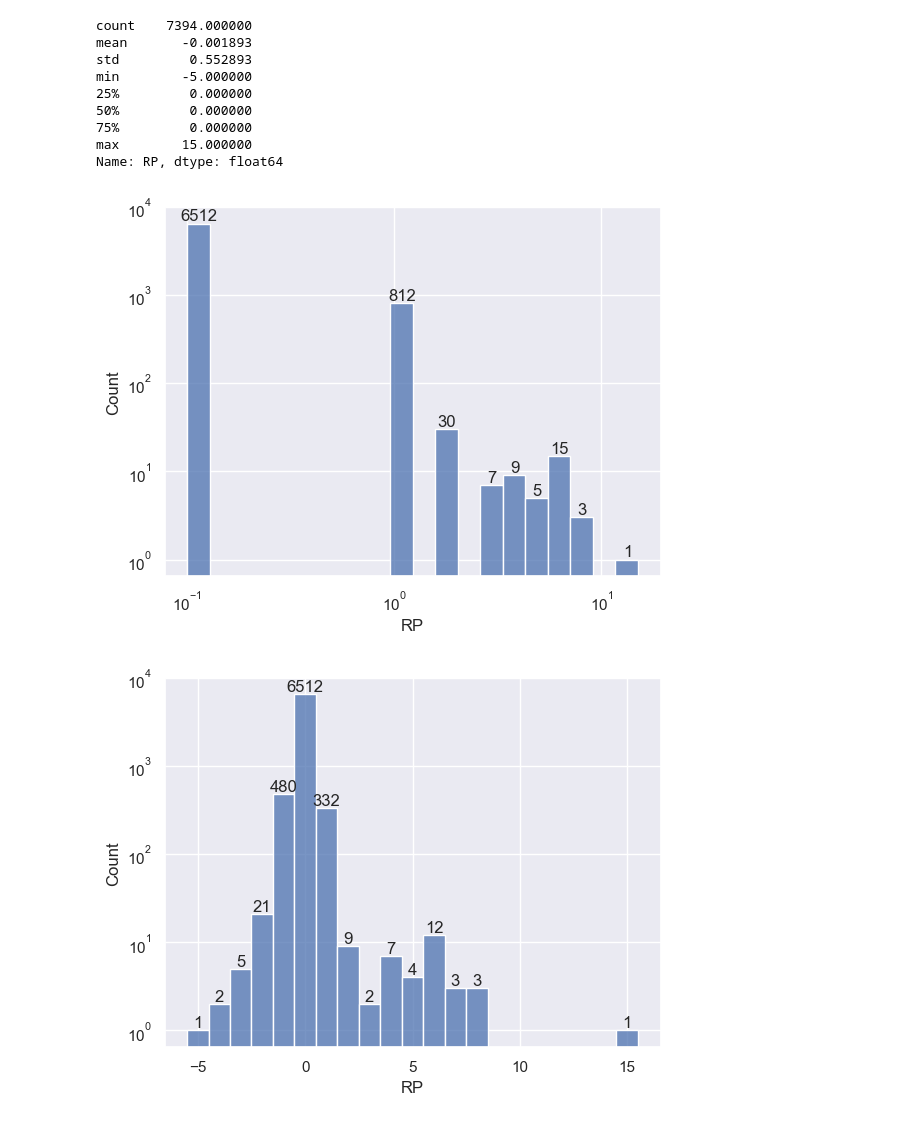
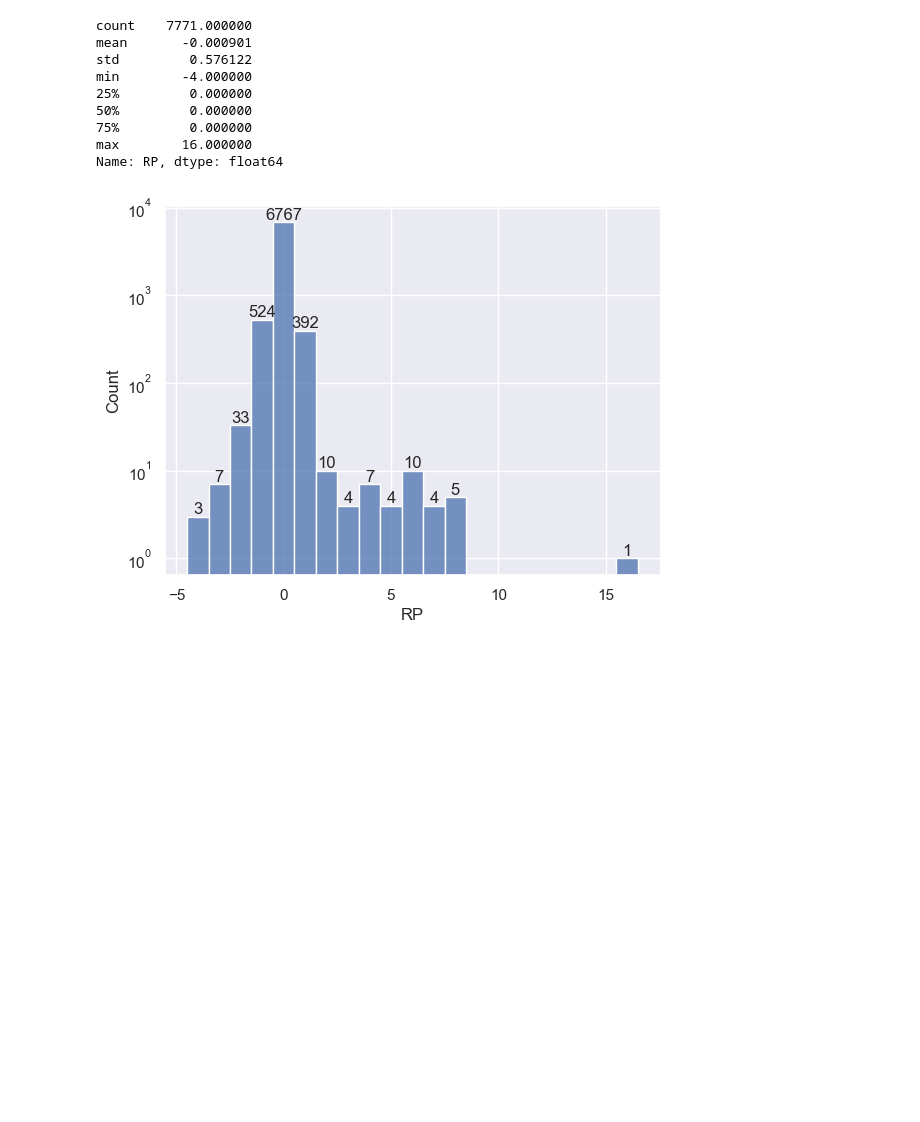
Before and after one commit to jeancroy/RP-fit, a Jupyter notebook: RP fit.ipynb, the cells around one changed output. Cells and saved outputs as stored; diff of their text form; code cells hidden in the pictures; blank space fills up the shorter version.

```diff
--- a/RP fit.ipynb
+++ b/RP fit.ipynb
@@ -76,3 +32,14 @@ else:
+# %%
+refresh_rp_file = True
+
+if (refresh_rp_file):
+
+    data = download_data()
+    data.to_pickle(fit_options.data_file)
+
+else:
+
+    data = pd.read_pickle(fit_options.data_file)
 # %%
 data.describe()
 data.head()
@@ -92,10 +59,15 @@ data.head()
 | 2 | Arbok | 8.0 | 538.0 | Quiet | 1.0 | Questions help guides | 538.0 | 0.0 | Quiet | ArbokQuiet81 | Ingredient Finding | ... |
 | 3 | Arbok | 9.0 | 582.0 | Relaxed | 1.0 |  | 582.0 | 0.0 | Relaxed | ArbokRelaxed91 | Energy Recovery | ... |
 | 4 | Arbok | 9.0 | 489.0 | Timid | 1.0 |  | 489.0 | 0.0 | Timid | ArbokTimid91 | EXP Gains | ... |
+# %%
+fit_options.rounding.final_rp = RoundApprox.Pass
+fit_options.rounding.bonus = RoundApprox.Exact
+fit_options.rounding.period = RoundApprox.Pass
+fit_options.rounding.components = RoundApprox.Pass
 # %%
 # Make an initial guess
 # Pack the dictionary into a 1-D vector.
 # Also store information on how to unpack that vector
 
-x0, unpack_info = pack(make_initial_guess())
+x0, unpack_info = pack(*make_initial_guess())
 # %%
@@ -153,10 +124,10 @@ Name: RP, dtype: float64
 # %%
-cache_fit = True
+cache_fit = False
 
 # least_squares gives a deterministic result that depends on x0, the data, and the optimizer options
 # hash the data as well as x0 to decide if we reuse last fit
 
-filename = fit_options.result_file(digest(data, x0))
+filename = fit_options.get_result_file(digest(data, x0))
 
 if cache_fit and os.path.isfile(filename):
     opt = load(filename)
@@ -201,28 +175,27 @@ opt
 # %%
 r_opt = data["RP"] - np.round(RP(opt.x))
 pd.Series(r_opt).describe()
 
-_ = plt.figure()
-g = sns.histplot(x=np.clip(np.abs(r_opt), 1e-1,1e3), log_scale=True, bins=20)
-g.axes.set_yscale('log')
-_ = g.bar_label(g.containers[1], labels= [str(v) if v else '' for v in g.containers[1].datavalues])
+# _ = plt.figure()
+# g = sns.histplot(x=np.clip(np.abs(r_opt), 1e-1,1e3), log_scale=True, bins=20)
+# g.axes.set_yscale('log')
+# _ = g.bar_label(g.containers[1], labels= [str(v) if v else '' for v in g.containers[1].datavalues])
 
 _ = plt.figure()
 g = sns.histplot(x=r_opt, discrete=1)
 _ = g.axes.set_yscale('log')
 _ = g.bar_label(g.containers[1], labels= [str(v) if v else '' for v in g.containers[1].datavalues])
 # %% [output]
-count    7394.000000
-mean       -0.001893
-std         0.552893
-min        -5.000000
+count    7771.000000
+mean       -0.000901
+std         0.576122
+min        -4.000000
 25%         0.000000
 50%         0.000000
 75%         0.000000
-max        15.000000
+max        16.000000
 Name: RP, dtype: float64
-[figure, old version]
+[figure, new version]
-[figure, removed]
 # %%
 sol = unpack(opt.x, unpack_info)
 table(sol)
```
Also changed, not shown: parts of 11 cells of this notebook, 30 other files.
